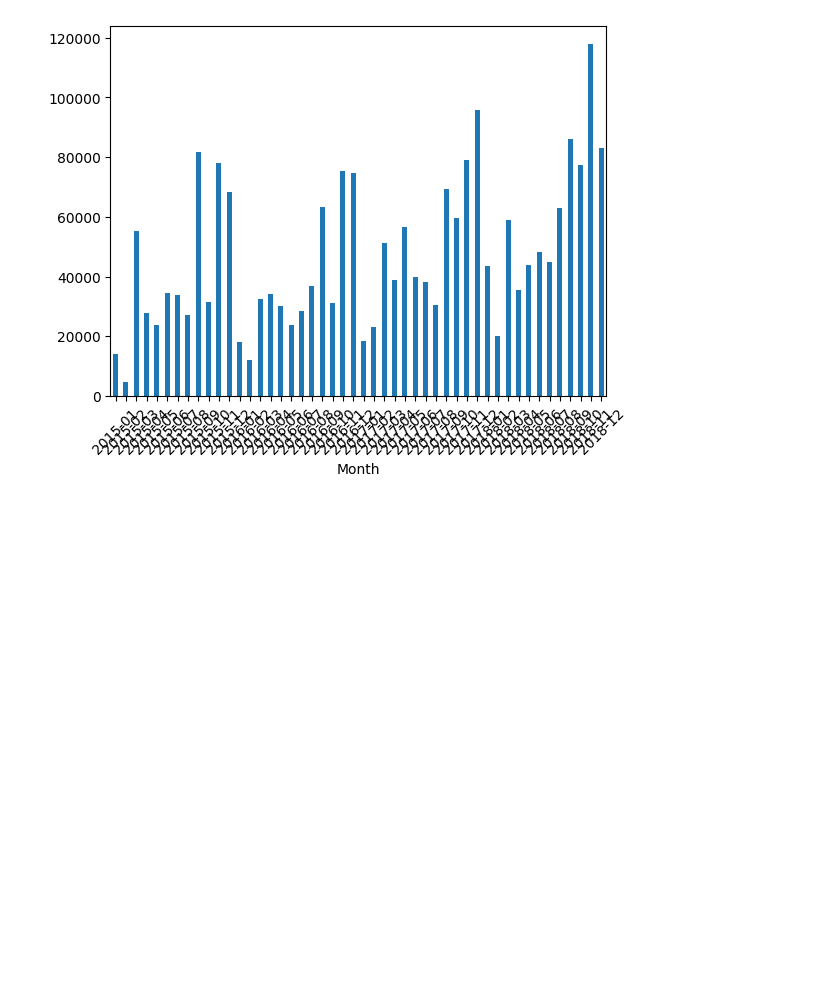
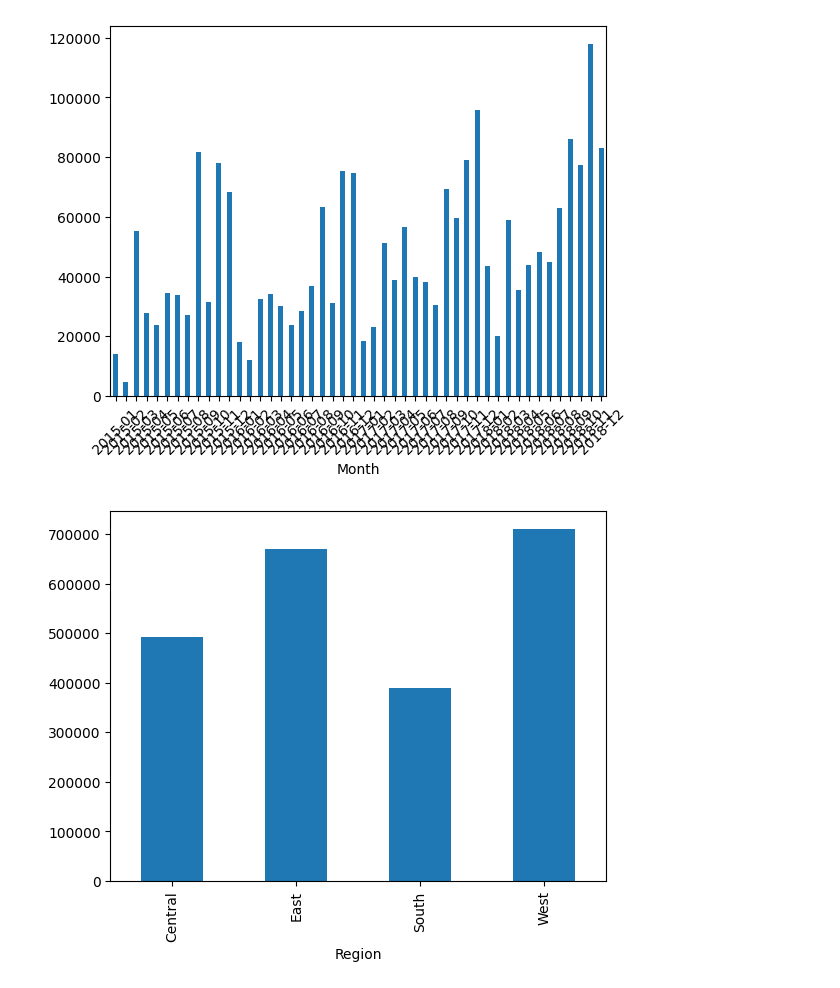
Before and after one commit to Shwetha-Francis/retailsight, a Jupyter notebook: notebook/retailsight_analysis.ipynb, the cells around one changed output. Saved outputs shown, nothing was run; the diff lists cells and outputs as text; code cells hidden in the pictures; blank space fills up the shorter version.

```diff
--- a/notebook/retailsight_analysis.ipynb
+++ b/notebook/retailsight_analysis.ipynb
@@ -42,3 +50,9 @@ plt.xticks(rotation=45)
 plt.show()
 # %% [output]
 [figure]
+# %%
+region_sales = df.groupby('Region')['Sales'].sum()
+region_sales.plot(kind='bar')
+plt.show()
+# %% [output]
+[figure, added]
```
Also changed, not shown: parts of 13 cells of this notebook, 2 other files.
